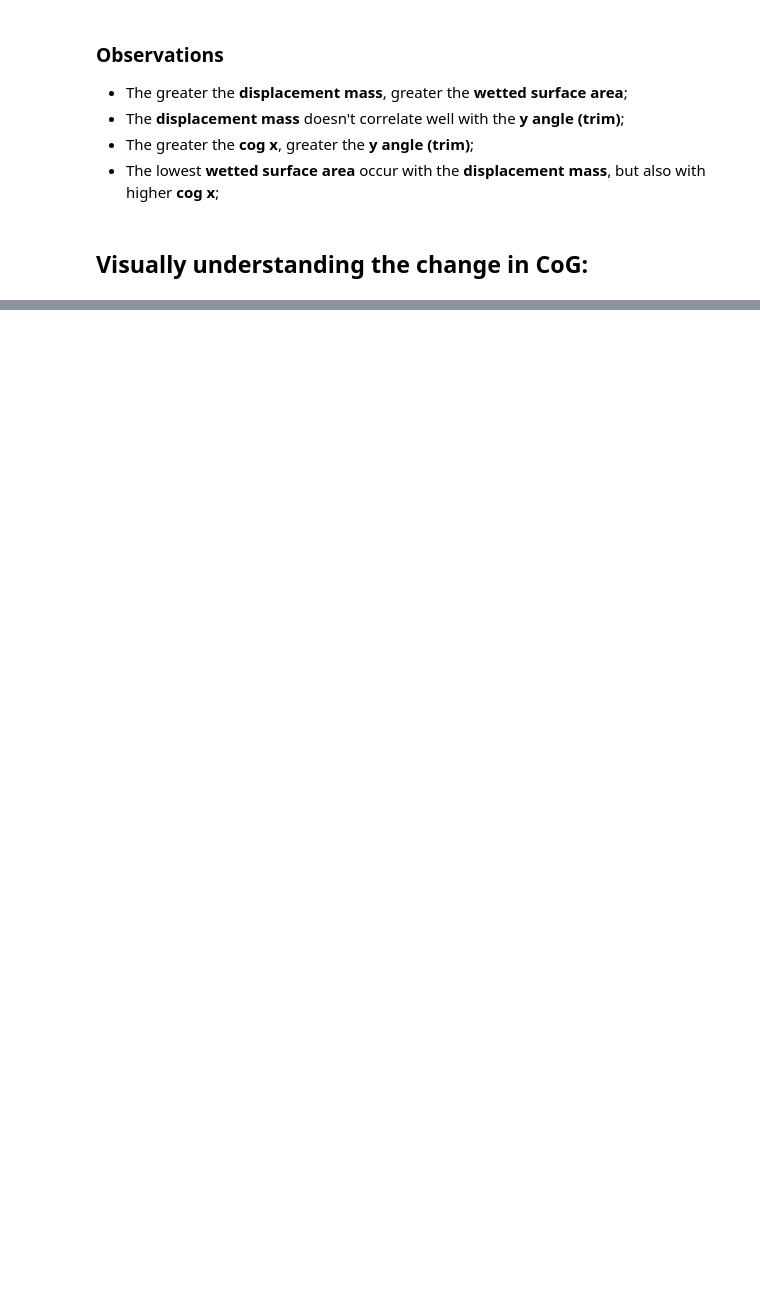
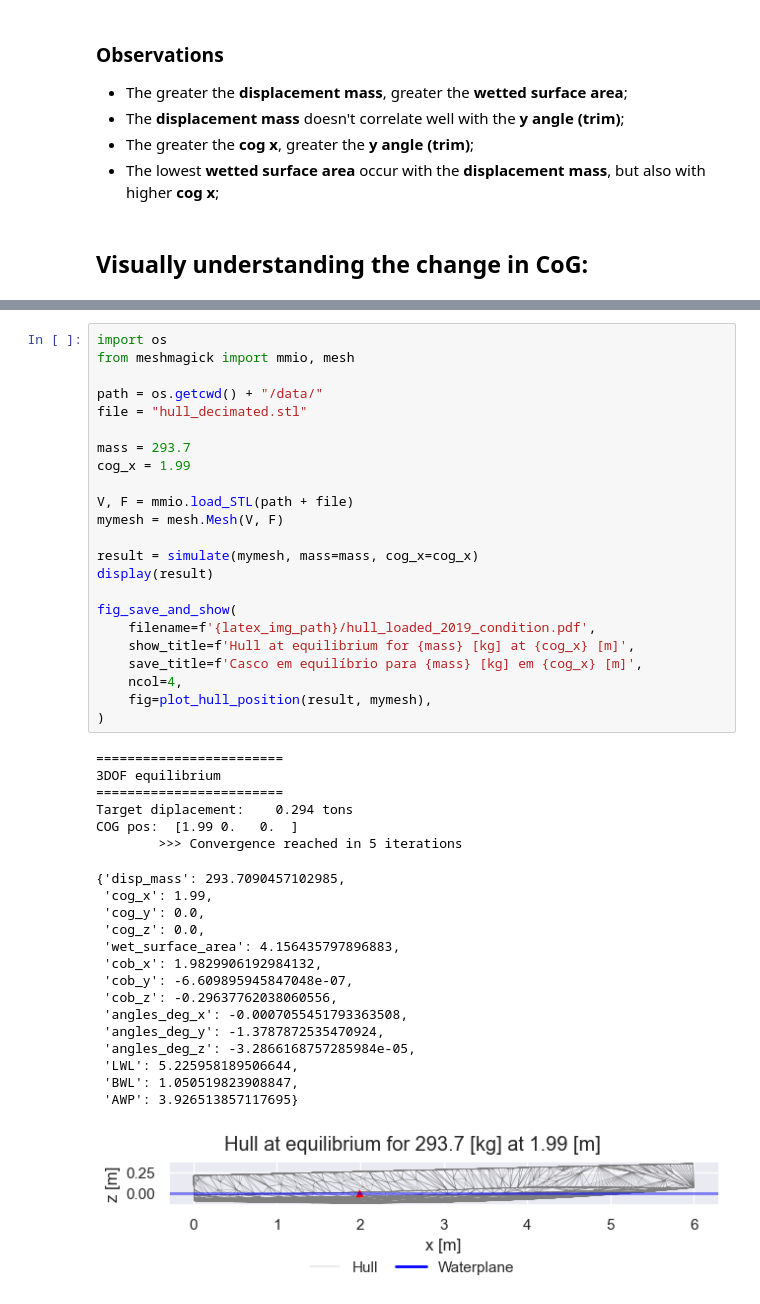
Before and after one commit to joaoantoniocardoso/solarboat_simulator, a Jupyter notebook: models/2020/hull/geometry.ipynb, the cells around one changed output, grey strips where cells are left out. Cells and saved outputs as stored; diff of their text form; blank space fills up the shorter version.

```diff
--- a/models/2020/hull/geometry.ipynb
+++ b/models/2020/hull/geometry.ipynb
@@ -402,0 +549,45 @@ for mass in [100, 265, 350]:
+# %%
+import os
+from meshmagick import mmio, mesh
+
+path = os.getcwd() + "/data/"
+file = "hull_decimated.stl"
+
+mass = 293.7
+cog_x = 1.99
+
+V, F = mmio.load_STL(path + file)
+mymesh = mesh.Mesh(V, F)
+
+result = simulate(mymesh, mass=mass, cog_x=cog_x)
+display(result)
+
+fig_save_and_show(
+    filename=f'{latex_img_path}/hull_loaded_2019_condition.pdf',
+    show_title=f'Hull at equilibrium for {mass} [kg] at {cog_x} [m]',
+    save_title=f'Casco em equilíbrio para {mass} [kg] em {cog_x} [m]',
+    ncol=4,
+    fig=plot_hull_position(result, mymesh),
+)
+# %% [output]
+========================
+3DOF equilibrium
+========================
+Target diplacement:    0.294 tons
+COG pos:  [1.99 0.   0.  ]
+        >>> Convergence reached in 5 iterations
+{'disp_mass': 293.7090457102985,
+ 'cog_x': 1.99,
+ 'cog_y': 0.0,
+ 'cog_z': 0.0,
+ 'wet_surface_area': 4.156435797896883,
+ 'cob_x': 1.9829906192984132,
+ 'cob_y': -6.609895945847048e-07,
+ 'cob_z': -0.29637762038060556,
+ 'angles_deg_x': -0.0007055451793363508,
+ 'angles_deg_y': -1.3787872535470924,
+ 'angles_deg_z': -3.2866168757285984e-05,
+ 'LWL': 5.225958189506644,
+ 'BWL': 1.050519823908847,
+ 'AWP': 3.926513857117695}
+[figure, added]
```
Also changed, not shown: parts of 6 cells of this notebook.
